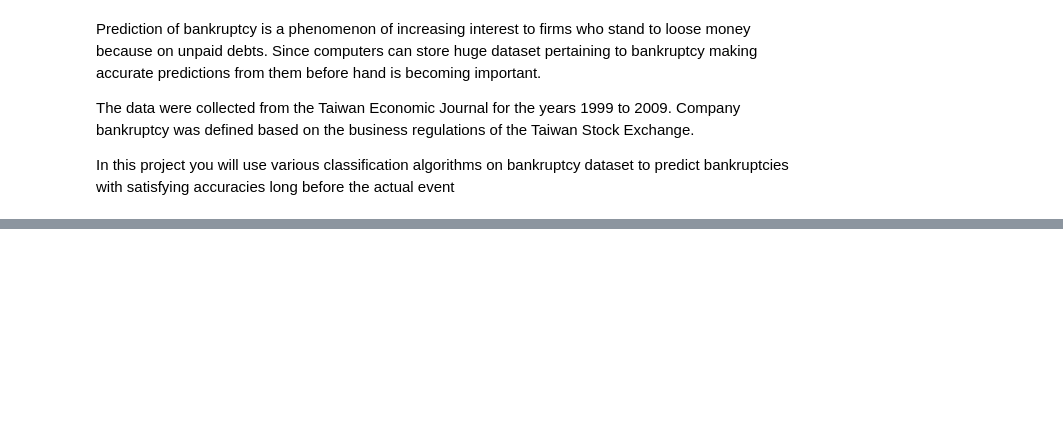
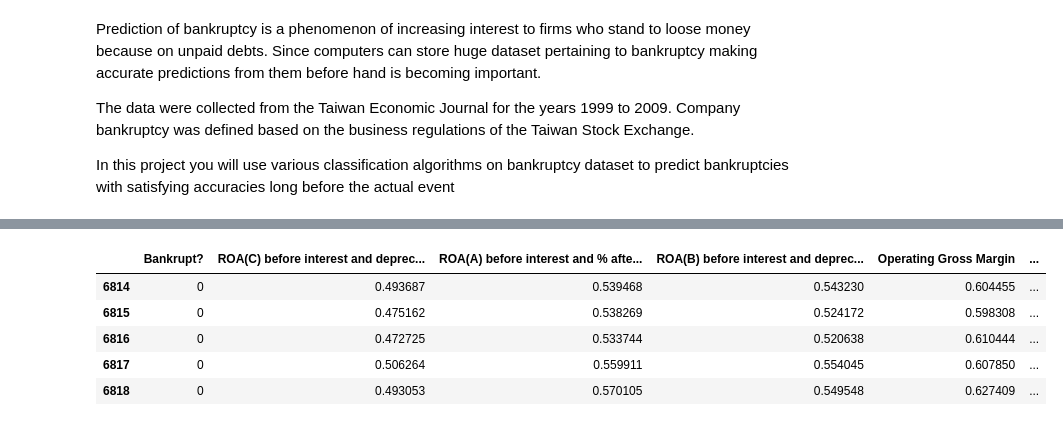
Before and after one commit to sahoomrutyunjaya12345/CompanyBankruptcyPrediction, a Jupyter notebook: MrutyunjayaSahooCompanyBankruptcyPredictionProject.ipynb, the cells around one changed output, grey strips where cells are left out. Saved outputs shown, nothing was run; the diff lists cells and outputs as text; code cells hidden in the pictures; blank space fills up the shorter version.

```diff
--- a/MrutyunjayaSahooCompanyBankruptcyPredictionProject.ipynb
+++ b/MrutyunjayaSahooCompanyBankruptcyPredictionProject.ipynb
@@ -28,0 +254,10 @@ Write the conclusion here.
+# %%
+# Checking the last column and rows dataset
+bankruptcy_data.tail()
+# %% [output]
+|  | Bankrupt? | ROA(C) before interest and deprec... | ROA(A) before interest and % afte... | ROA(B) before interest and deprec... | Operating Gross Margin | ... |
+| 6814 | 0 | 0.493687 | 0.539468 | 0.543230 | 0.604455 | ... |
+| 6815 | 0 | 0.475162 | 0.538269 | 0.524172 | 0.598308 | ... |
+| 6816 | 0 | 0.472725 | 0.533744 | 0.520638 | 0.610444 | ... |
+| 6817 | 0 | 0.506264 | 0.559911 | 0.554045 | 0.607850 | ... |
+| 6818 | 0 | 0.493053 | 0.570105 | 0.549548 | 0.627409 | ... |
```
Also changed, not shown: parts of 14 cells of this notebook.
